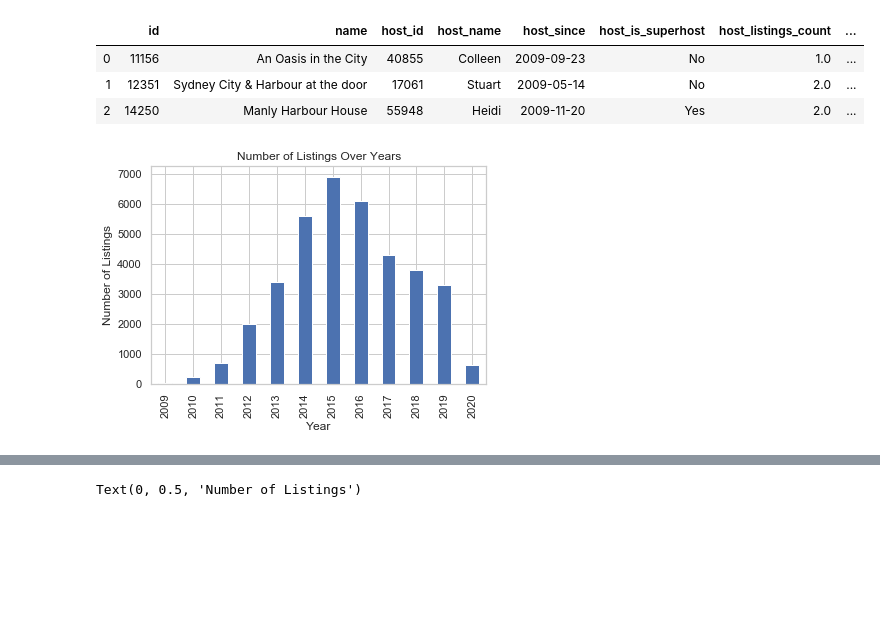
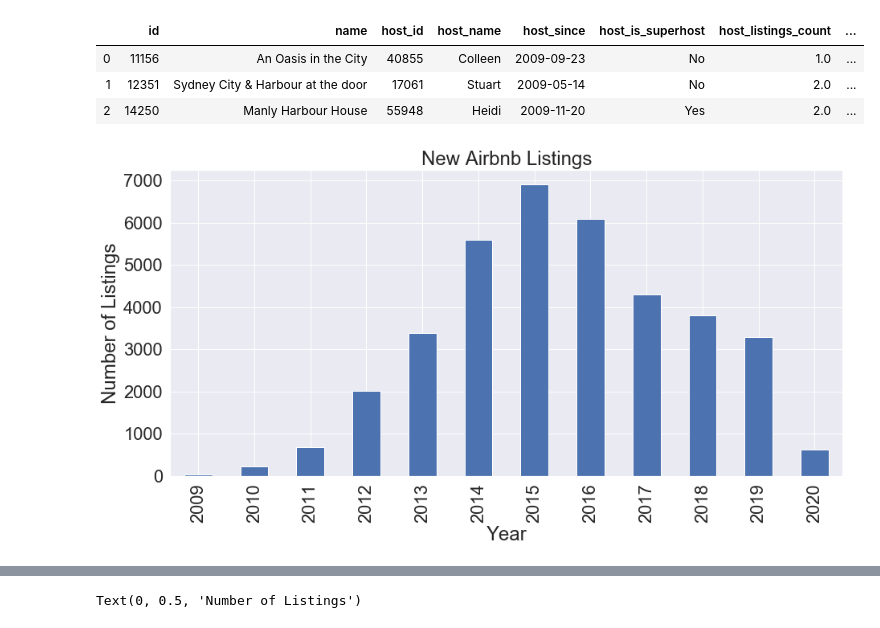
Before and after one commit to khwajajalal/Capstone2, a Jupyter notebook: Listings.ipynb, the cells around one changed output, grey strips where cells are left out. Saved outputs shown, nothing was run; the diff lists cells and outputs as text; code cells hidden in the pictures; blank space fills up the shorter version.

```diff
--- a/Listings.ipynb
+++ b/Listings.ipynb
@@ -38,11 +38,13 @@ listings.loc[listings['host_id'] == 175969320, 'name']='Alejandro'
 listings.loc[listings['host_id'] == 298967025, 'name']='Tsoom'
 # %%
 # listings.year.value_counts(ascending=True)
-listings.year.value_counts(ascending=True).sort_index().plot(kind='bar')
-plt.title('Number of Listings Over Years')
+sns.set(font_scale=2)  # crazy big
+listings.year.value_counts().sort_index().plot(kind='bar', label='big')
+plt.title('New Airbnb Listings')
 plt.xlabel('Year')
 plt.ylabel('Number of Listings')
 # listings.year.dtypes
 sns.set(style="whitegrid")
+plt.savefig('New Airbnb Listings.jpg')
 # %% [output]
-[figure, old version]
+[figure, new version]
```
Also changed, not shown: parts of 13 cells of this notebook, 1 other file.
